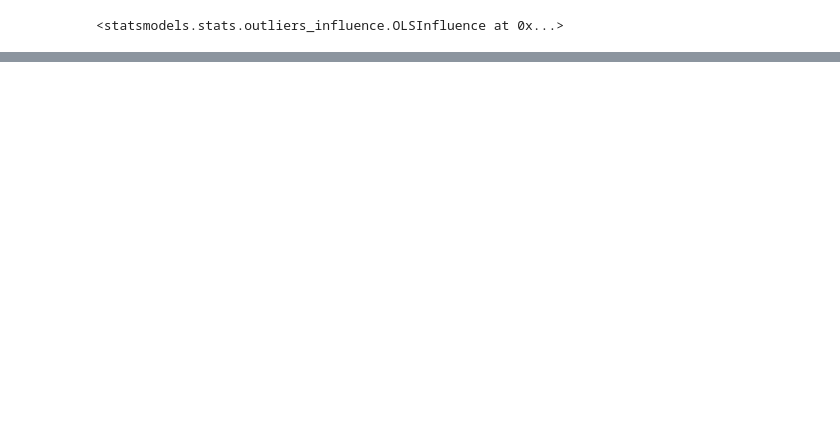
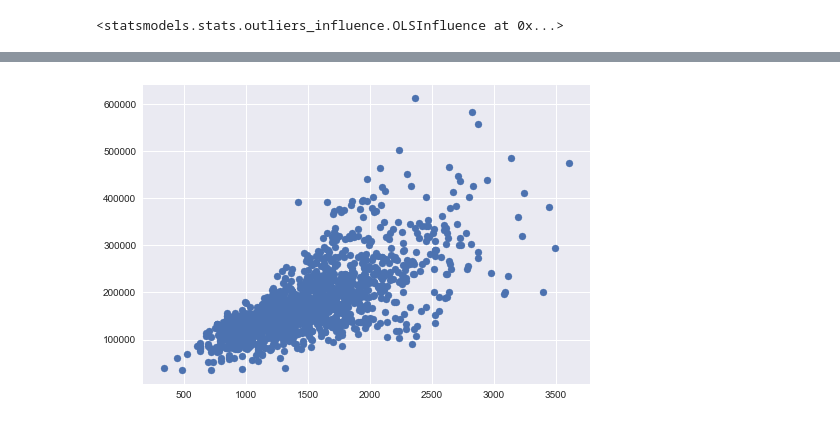
Before and after one commit to bgelly/Machine_Learning_Project_3, a Jupyter notebook: house-prices-advanced-regression-techniques/Bennett_Notebook.ipynb, the cells around one changed output, grey strips where cells are left out. Drawn from its saved outputs; the diff is of its cells as text; code cells hidden in the pictures; blank space fills up the shorter version.

```diff
--- a/house-prices-advanced-regression-techniques/Bennett_Notebook.ipynb
+++ b/house-prices-advanced-regression-techniques/Bennett_Notebook.ipynb
@@ -196,0 +116,8 @@ plt.style.use('seaborn') # pretty matplotlib plots
+# %%
+#data.SalePrice
+
+# we should drop these outliers
+s1 = plt.scatter(y = data.SalePrice, x= data.GrLivArea, label='Price x Area')
+#s11 = plt.scatter(y = data.SalePrice, x= data.OverallQual, label='Price x Yr')
+# %% [output]
+[figure, added]
```
Also changed, not shown: parts of 34 cells of this notebook, 3 other files.
